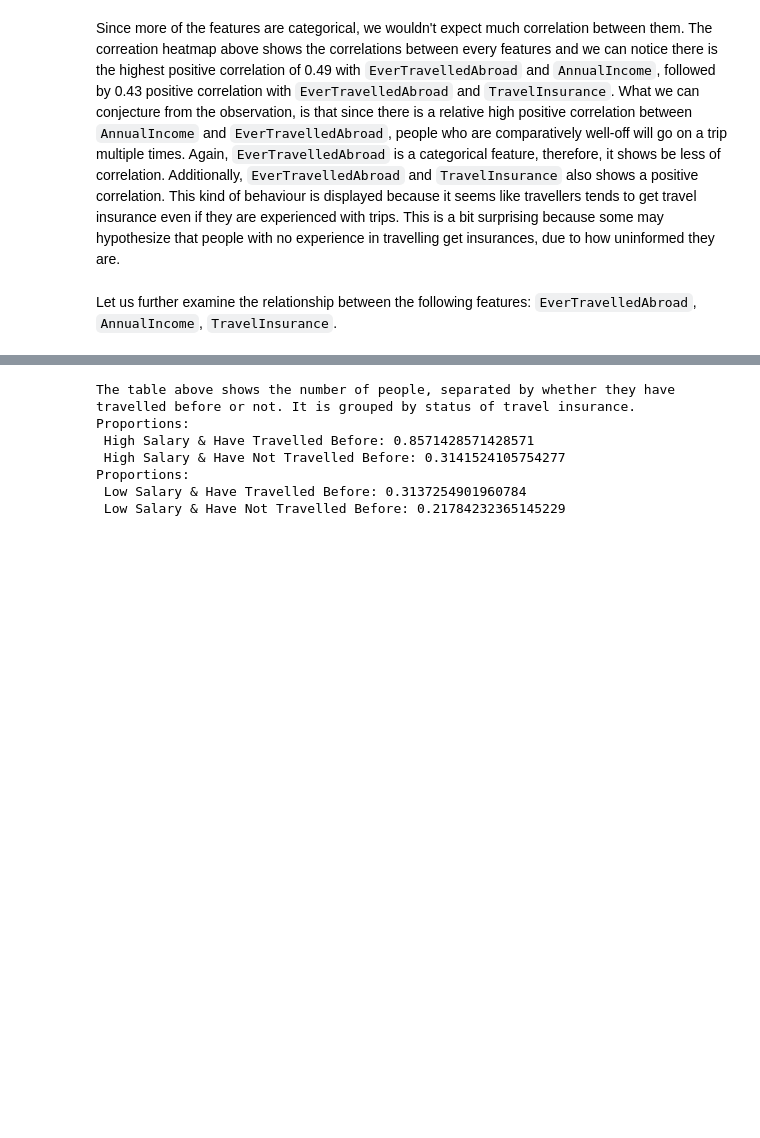
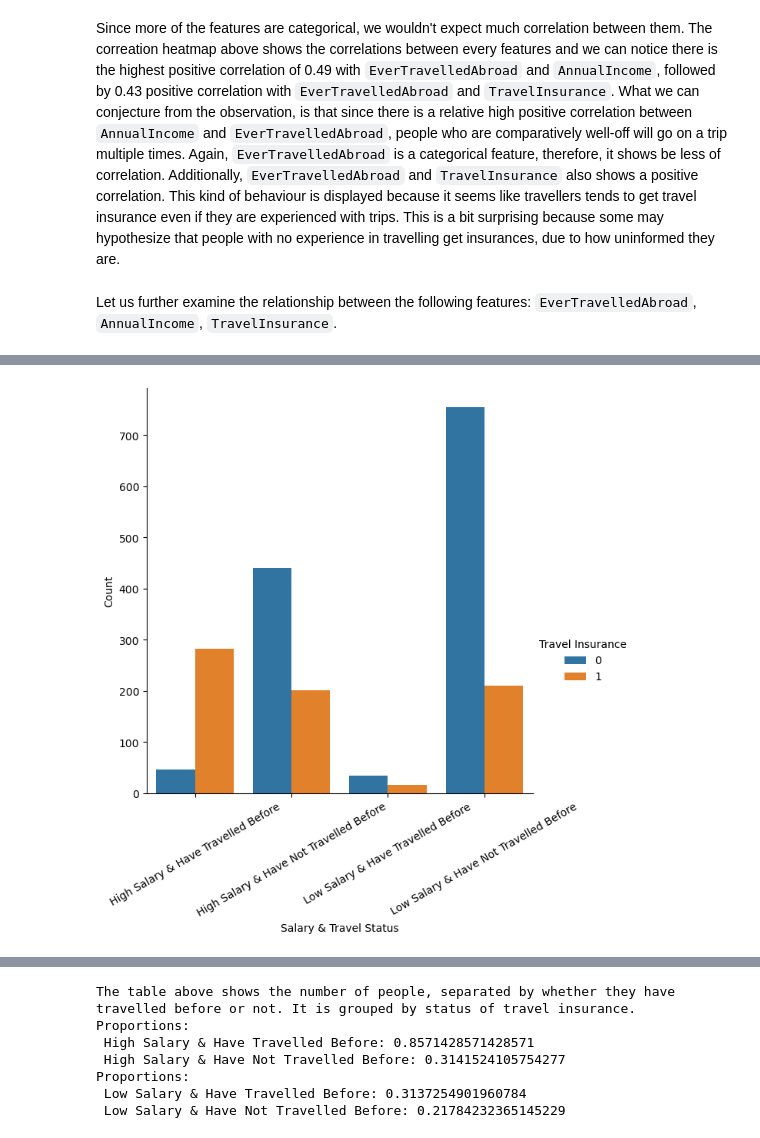
Before and after one commit to lojnys/data_science_project, a Jupyter notebook: Travel_Insurance_Classification/Proposal.ipynb, the cells around one changed output, grey strips where cells are left out. Drawn from its saved outputs; the diff is of its cells as text; code cells hidden in the pictures; blank space fills up the shorter version.

Commit message:
modified table with pd.melt and added a bargraph with respect to travel insurance; needs to work more on chronic diseases dataset

```diff
--- a/Travel_Insurance_Classification/Proposal.ipynb
+++ b/Travel_Insurance_Classification/Proposal.ipynb
@@ -264,9 +264,22 @@ low_salary_not_travelled_before = data.loc[(data["AnnualIncome"] < annualincome_
 low_salary_travel_abroad_agg = pd.concat([low_salary_travelled_before, low_salary_not_travelled_before], axis=1)
 
 travel_abroad_agg = pd.concat([high_salary_travel_abroad_agg, low_salary_travel_abroad_agg], axis=1)
-travel_abroad_agg.set_axis(["High Salary & Have Travelled Before", "High Salary & Have Not Travelled Before", "Low Salary & Have Travelled Before", "Low Salary & Have Not Travelled Before"], axis="columns")
+travel_abroad_agg_renamed = travel_abroad_agg.set_axis(["High Salary & Have Travelled Before", "High Salary & Have Not Travelled Before", "Low Salary & Have Travelled Before", "Low Salary & Have Not Travelled Before"], axis=1)
+travel_abroad_agg_renamed
 # %% [output]
 |  | High Salary & Have Travelled Before | High Salary & Have Not Travelled ... | Low Salary & Have Travelled Before | Low Salary & Have Not Travelled B... |
 | TravelInsurance |  |  |  |  |
 | 0 | 47 | 441 | 35 | 754 |
 | 1 | 282 | 202 | 16 | 210 |
+# %%
+temp = pd.concat([travel_abroad_agg_renamed, pd.DataFrame({"Travel Insurance": [0,1]})], axis=1)
+temp1 = temp.melt(id_vars=["Travel Insurance"], var_name = "Salary & Travel Status", value_name = "Count")
+g = sns.catplot(
+    data=temp1, kind="bar",
+    x="Salary & Travel Status", y="Count", hue="Travel Insurance",
+    errorbar="sd", height=6
+)
+plt.xticks(rotation=30)
+plt.show()
+# %% [output]
+[figure, added]
```
Also changed, not shown: parts of 2 cells of this notebook.
